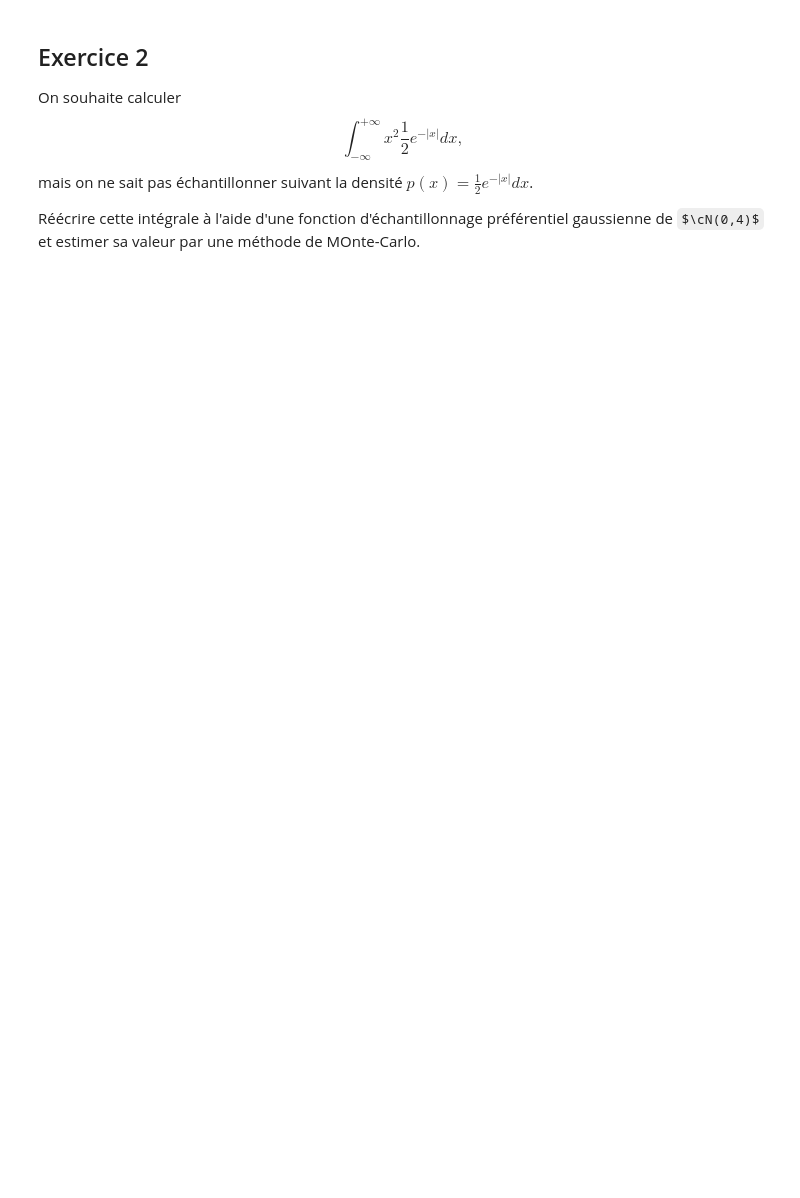
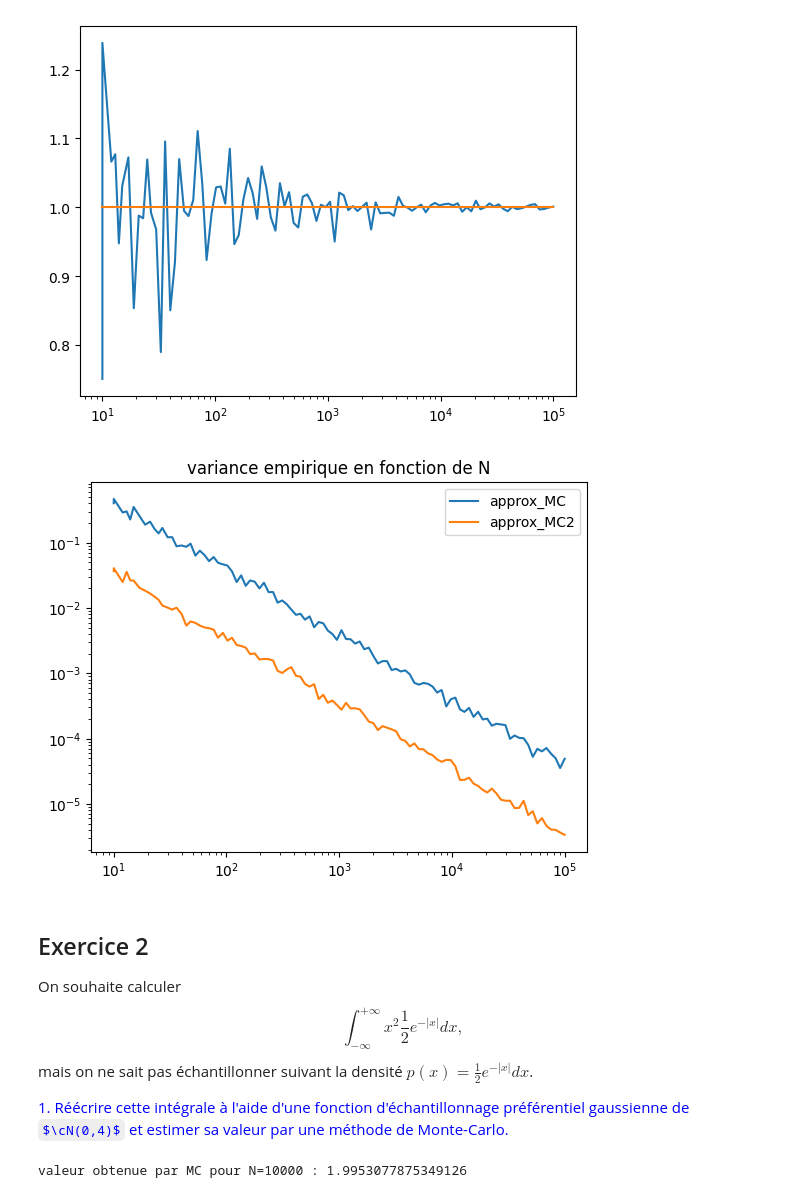
Before and after one commit to joanglaunes/algosto, a Jupyter notebook: python/TP_importance_sampling.ipynb, the cells around one changed output. Saved outputs shown, nothing was run; the diff lists cells and outputs as text; code cells hidden in the pictures; some formulas as TeX source; blank space fills up the shorter version.

```diff
--- a/python/TP_importance_sampling.ipynb
+++ b/python/TP_importance_sampling.ipynb
@@ -75,3 +82,8 @@ $$ \frac 1 N \sum_{i=1}^N \sqrt{2\pi}e^{+(y_i-5)^2/2}e^{-2|y_i-5|} \times \mathb
+# %%
+exo1_Q3()
+# %% [output]
+[figure, added]
+[figure, added]
 # %% [markdown]
 ## Exercice 2
 
@@ -79,4 +91,8 @@ On souhaite calculer
 $$\int_{-\infty}^{+\infty} x^2 \frac 1 2 e^{-|x|}dx,$$
 mais on ne sait pas échantillonner suivant la densité $p(x) = \frac 1 2 e^{-|x|}dx$.
 
-Réécrire cette intégrale à l'aide d'une fonction d'échantillonnage préférentiel gaussienne de $\cN(0,4)$ et estimer sa valeur par une méthode de MOnte-Carlo.
+<font color="blue"> 1. Réécrire cette intégrale à l'aide d'une fonction d'échantillonnage préférentiel gaussienne de $\cN(0,4)$ et estimer sa valeur par une méthode de Monte-Carlo.</font>
+# %%
+exo2_Q1()
+# %% [output]
+valeur obtenue par MC pour N=10000 : 1.9953077875349126
```
Also changed, not shown: parts of 11 cells of this notebook.
